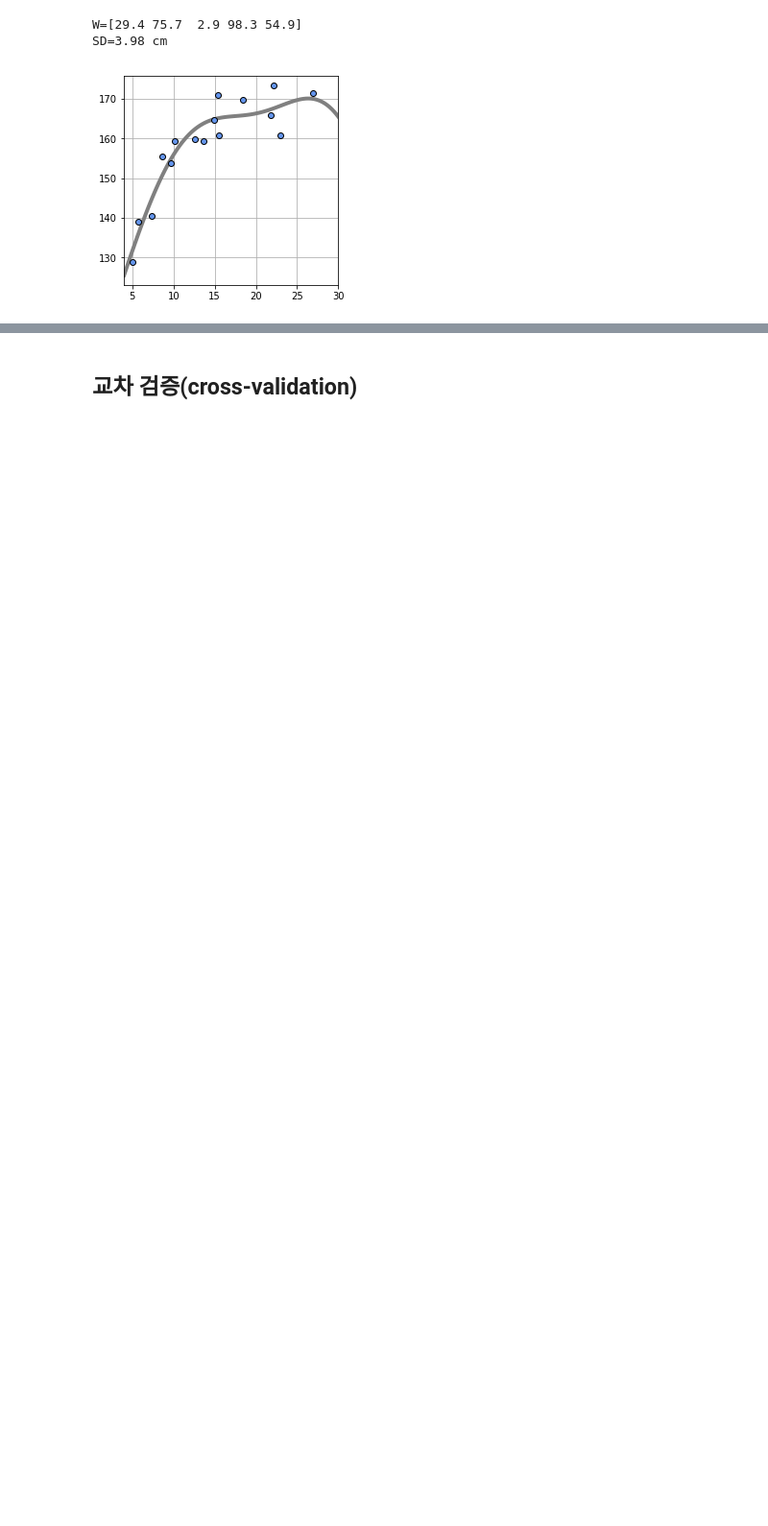
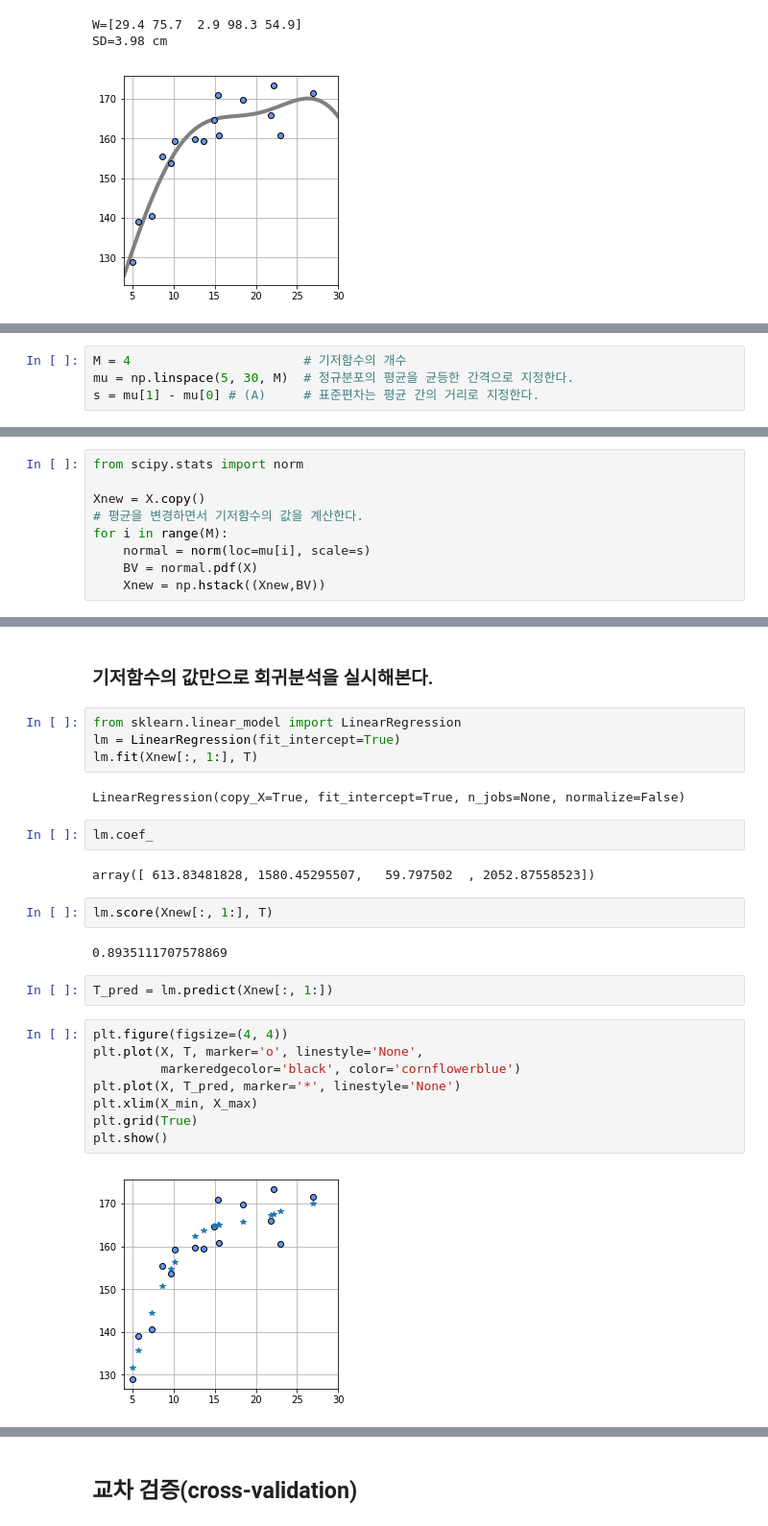
Before and after one commit to joongyang/Machine-Learning-by-Examples, a Jupyter notebook: Chapter5.ipynb, the cells around one changed output, grey strips where cells are left out. Shown at 96% size. Saved outputs shown, nothing was run; the diff lists cells and outputs as text; blank space fills up the shorter version.

```diff
--- a/Chapter5.ipynb
+++ b/Chapter5.ipynb
@@ -565,0 +651,4 @@ SD=3.98 cm
+# %%
+M = 4                       # 기저함수의 개수
+mu = np.linspace(5, 30, M)  # 정규분포의 평균을 균등한 간격으로 지정한다.
+s = mu[1] - mu[0] # (A)     # 표준편차는 평균 간의 거리로 지정한다.
@@ -565,0 +658,9 @@ SD=3.98 cm
+# %%
+from scipy.stats import norm
+
+Xnew = X.copy()
+# 평균을 변경하면서 기저함수의 값을 계산한다.
+for i in range(M):
+    normal = norm(loc=mu[i], scale=s)
+    BV = normal.pdf(X)
+    Xnew = np.hstack((Xnew,BV))
@@ -565,0 +691,28 @@ SD=3.98 cm
+# %% [markdown]
+### 기저함수의 값만으로 회귀분석을 실시해본다.
+# %%
+from sklearn.linear_model import LinearRegression
+lm = LinearRegression(fit_intercept=True)
+lm.fit(Xnew[:, 1:], T)
+# %% [output]
+LinearRegression(copy_X=True, fit_intercept=True, n_jobs=None, normalize=False)
+# %%
+lm.coef_
+# %% [output]
+array([ 613.83481828, 1580.45295507,   59.797502  , 2052.87558523])
+# %%
+lm.score(Xnew[:, 1:], T)
+# %% [output]
+0.8935111707578869
+# %%
+T_pred = lm.predict(Xnew[:, 1:])
+# %%
+plt.figure(figsize=(4, 4))
+plt.plot(X, T, marker='o', linestyle='None',
+         markeredgecolor='black', color='cornflowerblue')
+plt.plot(X, T_pred, marker='*', linestyle='None')
+plt.xlim(X_min, X_max)
+plt.grid(True)
+plt.show()
+# %% [output]
+[figure, added]
```
Also changed, not shown: parts of 23 cells of this notebook.
